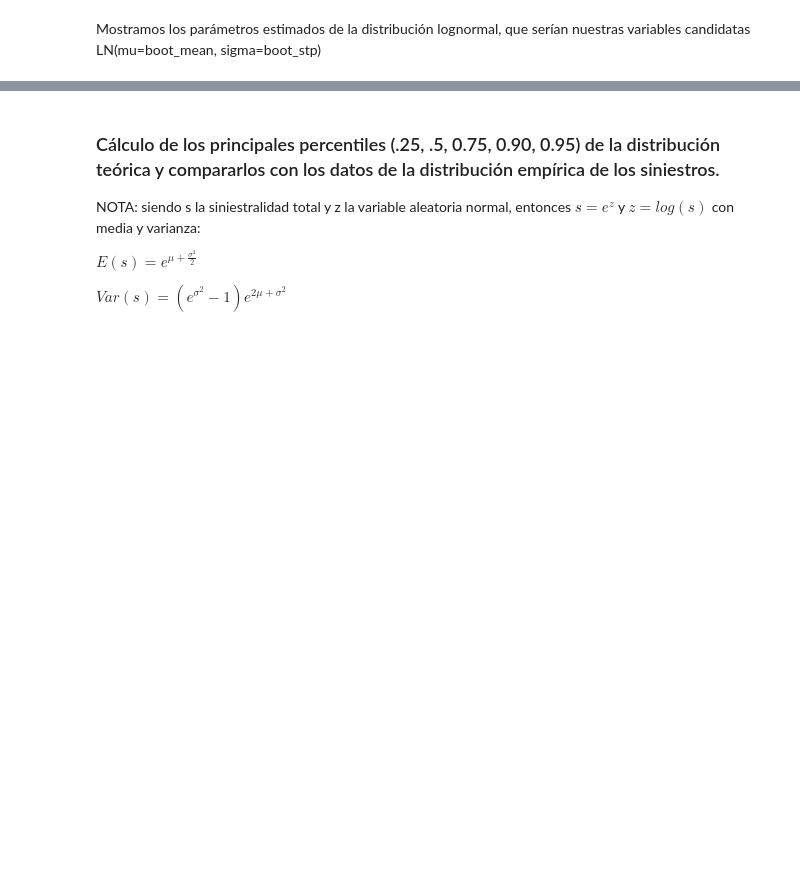
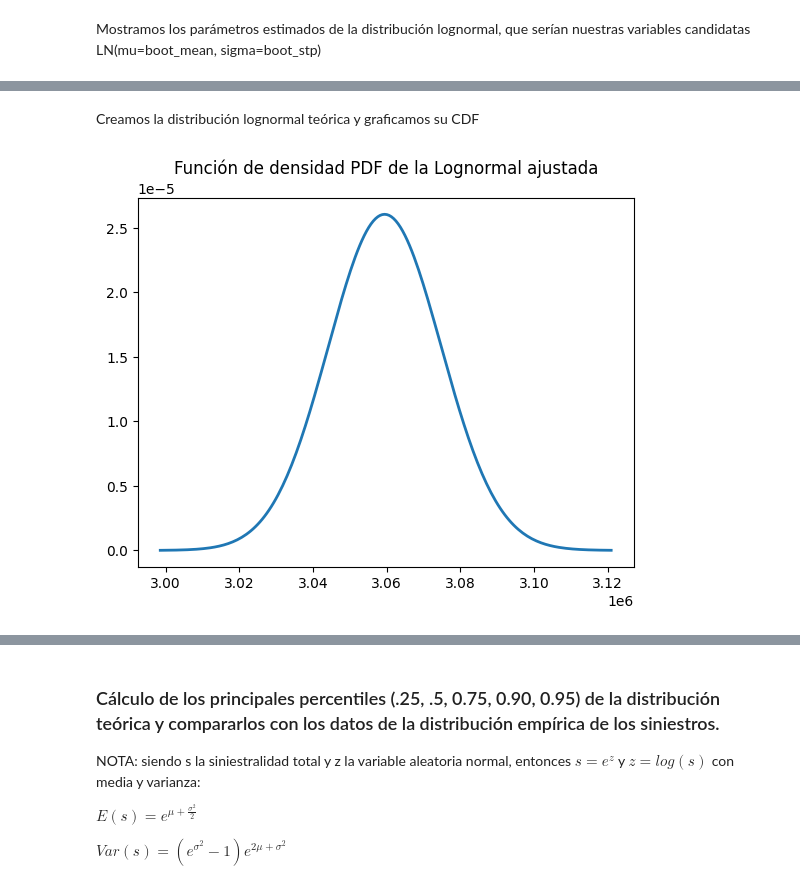
Before and after one commit to franciscogarate/cdiae, a Jupyter notebook: notebooks/11_Bootstrap.ipynb, the cells around one changed output, grey strips where cells are left out. Cells and saved outputs as stored; diff of their text form; code cells hidden in the pictures; blank space fills up the shorter version.

```diff
--- a/notebooks/11_Bootstrap.ipynb
+++ b/notebooks/11_Bootstrap.ipynb
@@ -45,0 +59,16 @@ print(boot_mean, boot_std)
+# %% [markdown]
+Creamos la distribución lognormal teórica y graficamos su CDF
+# %%
+mu = boot_mean
+sigma = boot_std
+lognormal = st.lognorm(s=sigma, scale=np.exp(mu))
+
+x = np.linspace(siniestralidad_agregada * 0.98,
+                siniestralidad_agregada * 1.02, 200)
+
+# Pintamos la PDF
+plt.plot(x, lognormal.pdf(x), linewidth=2)
+plt.title("Función de densidad PDF de la Lognormal ajustada")
+plt.show()
+# %% [output]
+[figure, added]
```
Also changed, not shown: parts of 9 cells of this notebook.
